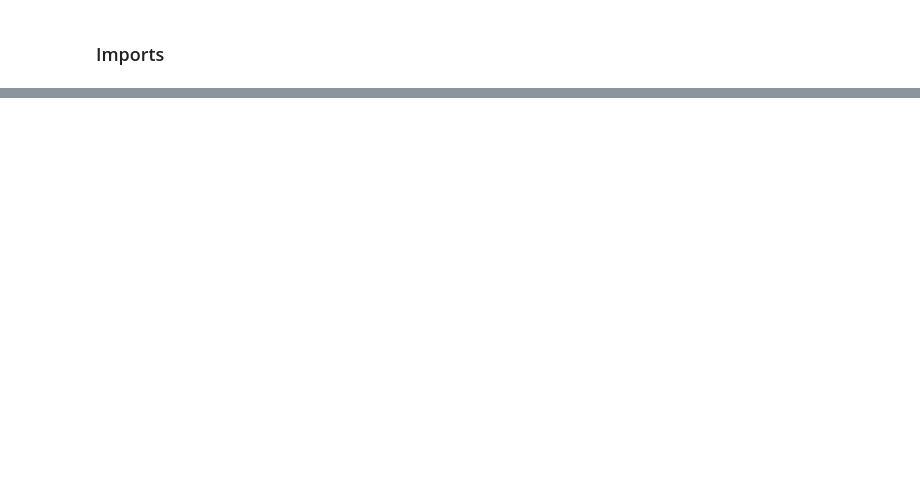
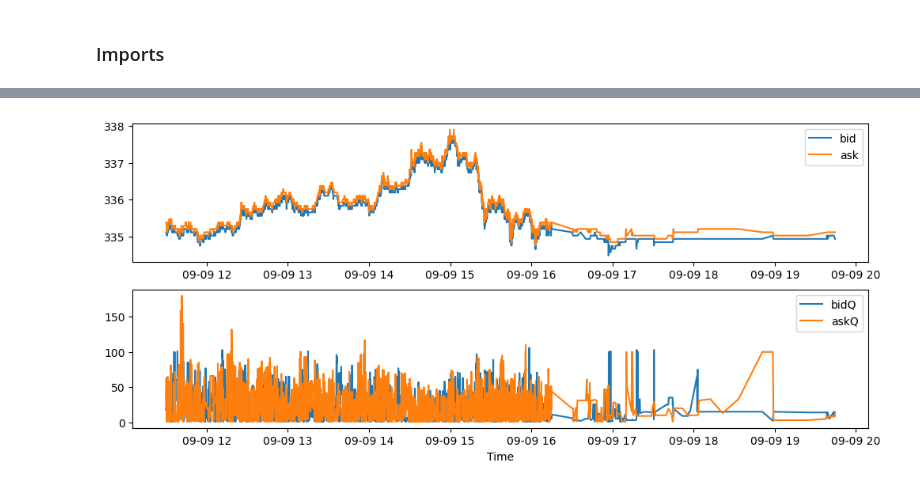
Before and after one commit to Hamzezi/FBD-Project, a Jupyter notebook: eda.ipynb, the cells around one changed output, grey strips where cells are left out. Saved outputs shown, nothing was run; the diff lists cells and outputs as text; code cells hidden in the pictures; blank space fills up the shorter version.

```diff
--- a/eda.ipynb
+++ b/eda.ipynb
@@ -8,6 +10,4 @@ import tarfile
 MAIN_DIR_PATH = os.getcwd()
 DATA_DIR_PATH = os.path.join(MAIN_DIR_PATH, 'data')
 TAR_FILE_PATH = os.path.join(DATA_DIR_PATH, 'ES_fut_chain.tar')
-FILE_INSIDE_TAR = 'file_inside_tar.csv'
-
-MAIN_DIR_PATH
+EXTRACT_PATH = os.path.join(DATA_DIR_PATH, 'extracts')
@@ -20,3 +18,5 @@ with tarfile.open(TAR_FILE_PATH, 'r') as tar:
     for member in tar.getmembers():
         if member.isfile():
             ALL_DATA_FILES.append(member.name)
+
+ALL_DATA_FILES.sort()
@@ -66,0 +98,21 @@ Timestamp('2005-11-24 01:01:02.696000-0500', tz='America/New_York')
+# %%
+x_axis = df['index']
+
+fig, ax = plt.subplots(nrows=2, figsize=(12, 5))
+
+ax[0].plot(x_axis, df['bid'], label='bid')
+ax[0].plot(x_axis, df['ask'], label='ask')
+# ax[0].ylabel('Price')
+ax[0].legend()
+
+ax[1].plot(x_axis, df['bidQ'], label='bidQ')
+ax[1].plot(x_axis, df['askQ'], label='askQ')
+# ax[1].ylabel('Volume')
+ax[1].legend()
+
+plt.xlabel('Time')
+# plt.plot(df['index'], df['bid'], label='bidQ')
+# plt.plot(df['bid'], label='bid')
+plt.show();
+# %% [output]
+[figure, added]
```
Also changed, not shown: parts of 14 cells of this notebook, 2 other files.
